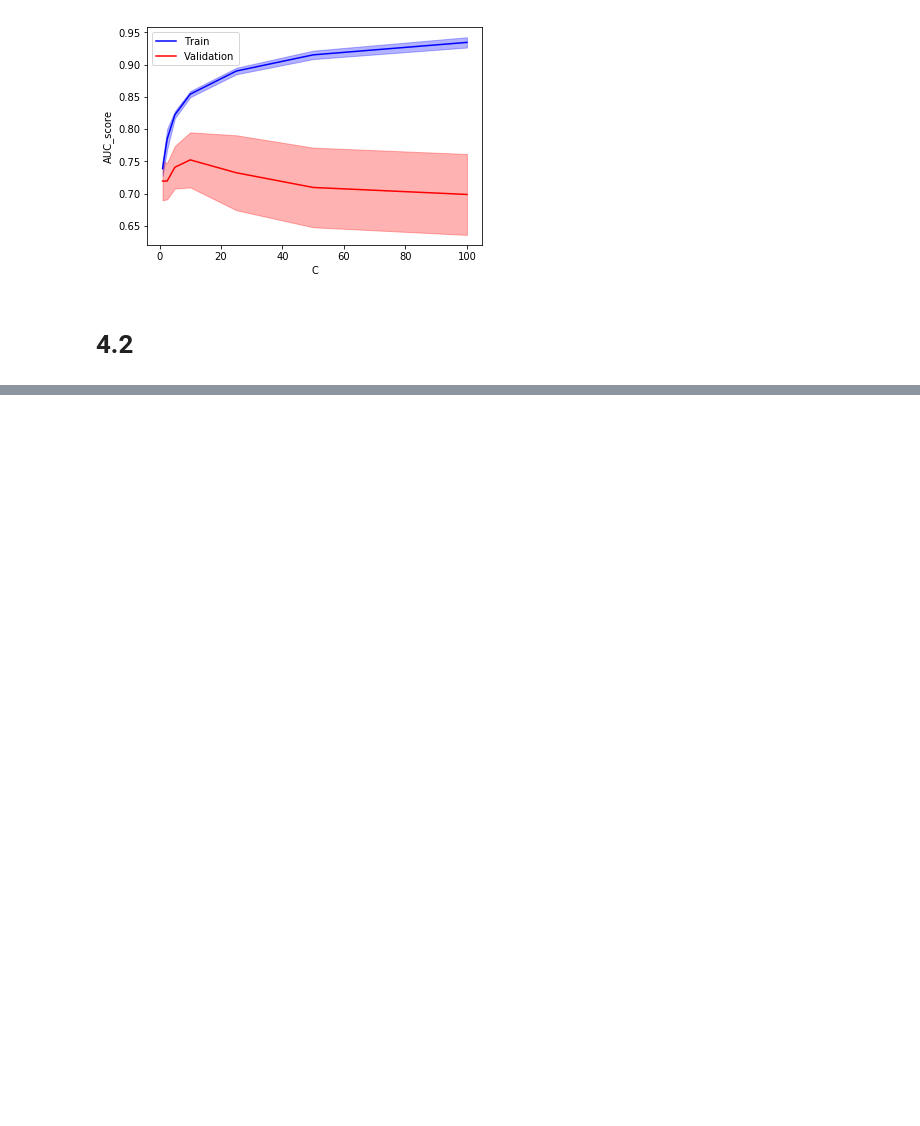
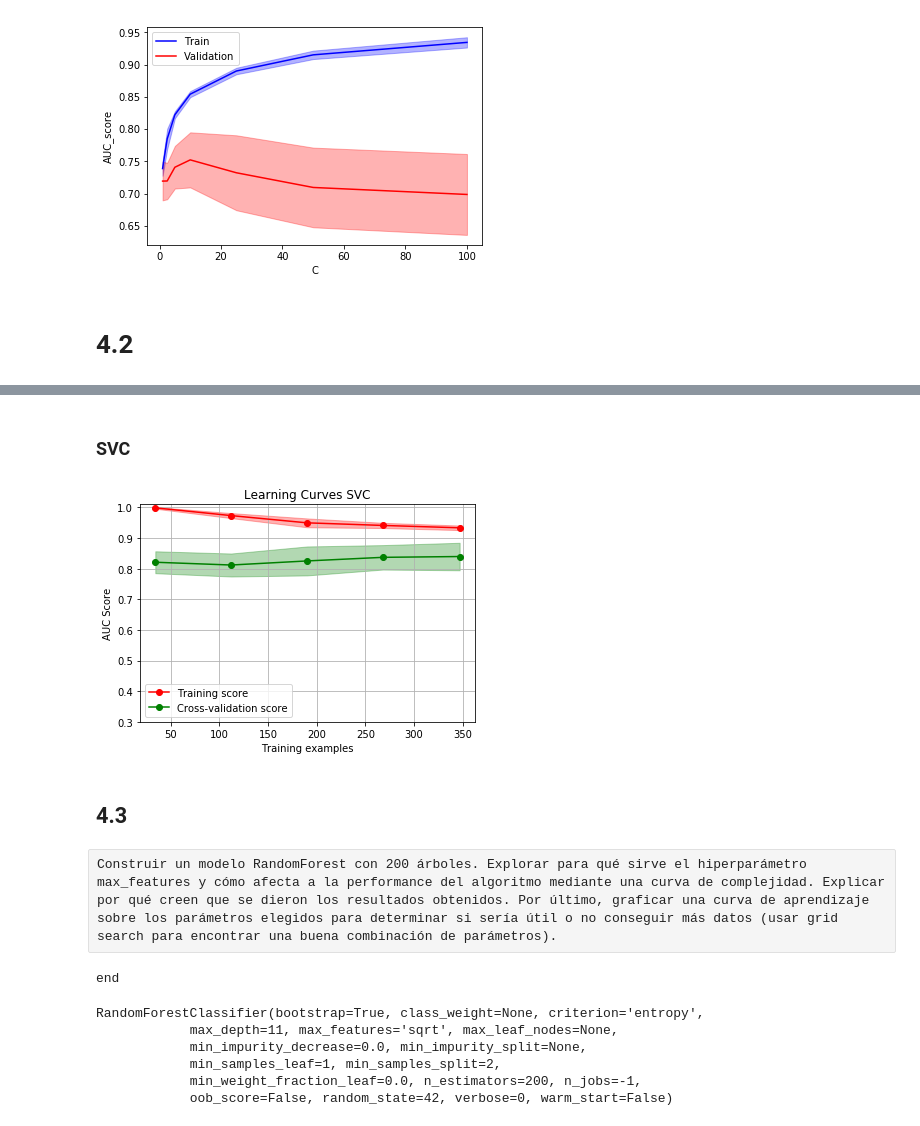
Before and after one commit to pfromer/MachineLearningTps, a Jupyter notebook: parte4.ipynb, the cells around one changed output, grey strips where cells are left out. Saved outputs shown, nothing was run; the diff lists cells and outputs as text; code cells hidden in the pictures; blank space fills up the shorter version.

```diff
--- a/parte4.ipynb
+++ b/parte4.ipynb
@@ -319,0 +311,42 @@ lista[2](4.56)
+# %% [markdown]
+### SVC
+# %%
+title = "Learning Curves SVC"
+
+kfold = StratifiedKFold(n_splits=5)
+kfold.get_n_splits(X_desarrollo,y_desarrollo)
+
+estimator = SVC(C=10,kernel="rbf",gamma=0.0001)
+plot_learning_curve(estimator, title, X_desarrollo, y_desarrollo, ylim=(0.3, 1.01), cv=kfold, n_jobs=-1)
+
+plt.show()
+# %% [output]
+[figure, added]
+# %% [markdown]
+## 4.3
+# %% [raw]
+Construir un modelo RandomForest con 200 árboles. Explorar para qué sirve el hiperparámetro max_features y cómo afecta a la performance del algoritmo mediante una curva de complejidad. Explicar por qué creen que se dieron los resultados obtenidos. Por último, graficar una curva de aprendizaje sobre los parámetros elegidos para determinar si sería útil o no conseguir más datos (usar grid search para encontrar una buena combinación de parámetros).
+# %%
+kfold = StratifiedKFold(n_splits=5)
+kfold.get_n_splits(X_desarrollo,y_desarrollo)
+
+param_grid = {'max_features': ['sqrt', 'log2']+range(0,201,20)[1:],
+              'max_depth' : range(4,20),
+              'criterion' :['gini', 'entropy']}
+
+model=RandomForestClassifier(n_estimators=200,random_state=42,n_jobs=-1)
+grid = GridSearchCV(estimator=model, param_grid=param_grid, cv=kfold, scoring='roc_auc',n_jobs=-1)
+grid.fit(X_desarrollo, y_desarrollo);
+print("end")
+# %% [output]
+end
+# %%
+model=grid.best_estimator_
+model
+# %% [output]
+RandomForestClassifier(bootstrap=True, class_weight=None, criterion='entropy',
+            max_depth=11, max_features='sqrt', max_leaf_nodes=None,
+            min_impurity_decrease=0.0, min_impurity_split=None,
+            min_samples_leaf=1, min_samples_split=2,
+            min_weight_fraction_leaf=0.0, n_estimators=200, n_jobs=-1,
+            oob_score=False, random_state=42, verbose=0, warm_start=False)
```
Also changed, not shown: parts of 11 cells of this notebook.
